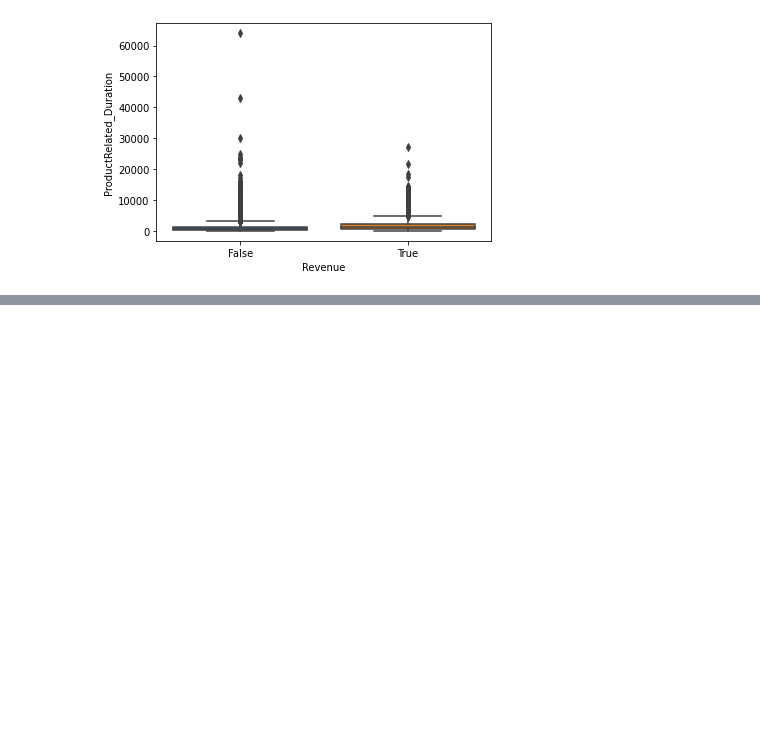
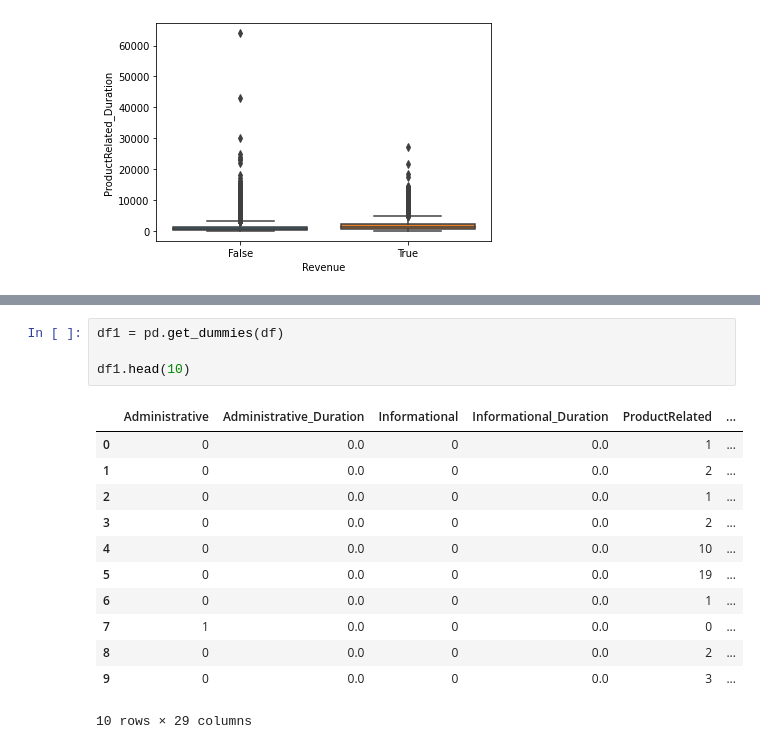
Before and after one commit to jyotsnae/Springboard, a Jupyter notebook: Capstone Two/Online Shopper's Purchasing Intention - EDA .ipynb, the cells around one changed output, grey strips where cells are left out. Cells and saved outputs as stored; diff of their text form; blank space fills up the shorter version.

```diff
--- a/Capstone Two/Online Shopper's Purchasing Intention - EDA .ipynb
+++ b/Capstone Two/Online Shopper's Purchasing Intention - EDA .ipynb
@@ -149,0 +144,17 @@ for i in ['BounceRates', 'ExitRates','PageValues', 'Administrative_Duration','In
+# %%
+df1 = pd.get_dummies(df)
+
+df1.head(10)
+# %% [output]
+|  | Administrative | Administrative_Duration | Informational | Informational_Duration | ProductRelated | ... |
+| 0 | 0 | 0.0 | 0 | 0.0 | 1 | ... |
+| 1 | 0 | 0.0 | 0 | 0.0 | 2 | ... |
+| 2 | 0 | 0.0 | 0 | 0.0 | 1 | ... |
+| 3 | 0 | 0.0 | 0 | 0.0 | 2 | ... |
+| 4 | 0 | 0.0 | 0 | 0.0 | 10 | ... |
+| 5 | 0 | 0.0 | 0 | 0.0 | 19 | ... |
+| 6 | 0 | 0.0 | 0 | 0.0 | 1 | ... |
+| 7 | 1 | 0.0 | 0 | 0.0 | 0 | ... |
+| 8 | 0 | 0.0 | 0 | 0.0 | 2 | ... |
+| 9 | 0 | 0.0 | 0 | 0.0 | 3 | ... |
+10 rows × 29 columns
```
Also changed, not shown: parts of 7 cells of this notebook.
